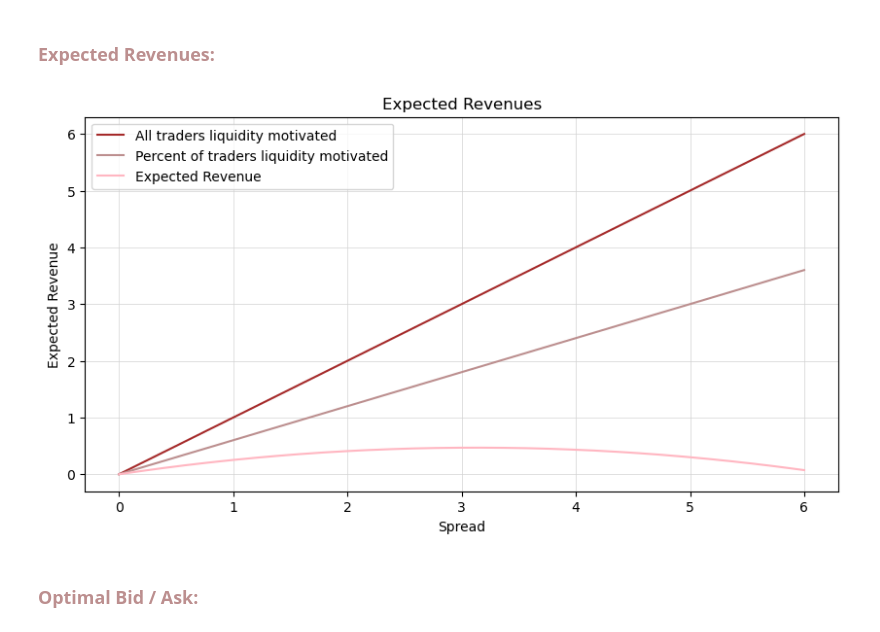
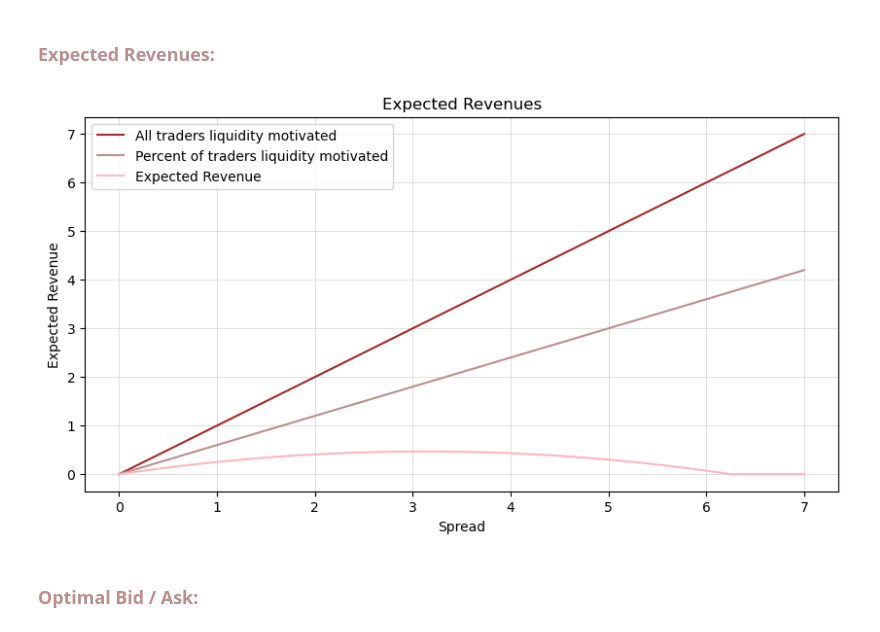
Before and after one commit to arantzaghg/sistemas_de_trading, a Jupyter notebook: Proyecto 1.ipynb, the cells around one changed output. Saved outputs shown, nothing was run; the diff lists cells and outputs as text; code cells hidden in the pictures.

```diff
--- a/Proyecto 1.ipynb
+++ b/Proyecto 1.ipynb
@@ -39,29 +39,29 @@ plt.show()
 # %%
 def pi_LB(spread, A=0.5, B=0.08):
     return np.maximum(A - B * spread, 0)
 
 
 def pi_LS(spread, A=0.5, B=0.08):
     return np.maximum(A - B * spread, 0)
 
 
-spread = np.linspace(0, 6, 1000)
+spread = np.linspace(0, 7, 1000)
 pi_lb = pi_LB(spread)
 pi_ls = pi_LS(spread)
 
 
 plt.figure(figsize=(10, 5))
 plt.plot(spread, spread, color='brown', label = 'All traders liquidity motivated')
 plt.plot(spread, spread * (1 - pi_I), color='rosybrown', label = 'Percent of traders liquidity motivated')
 plt.plot(spread, pi_lb * (1 - pi_I) * spread, color='lightpink', label = 'Expected Revenue')
 plt.title('Expected Revenues')
 plt.xlabel('Spread')
 plt.ylabel('Expected Revenue')
 plt.legend()
 plt.grid(color = 'lightgrey', linewidth = 0.5)
 plt.show()
 # %% [output]
-[figure, old version]
+[figure, new version]
 # %% [markdown]
 ### <font color='rosybrown'> **Optimal Bid / Ask:**
 # %%
```
